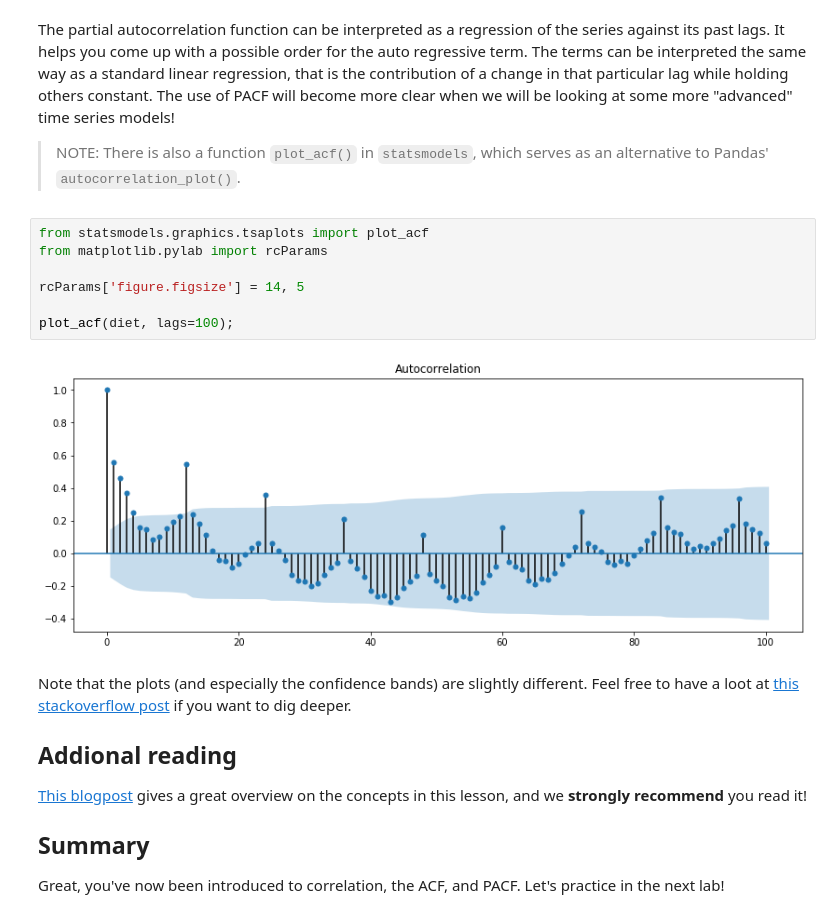
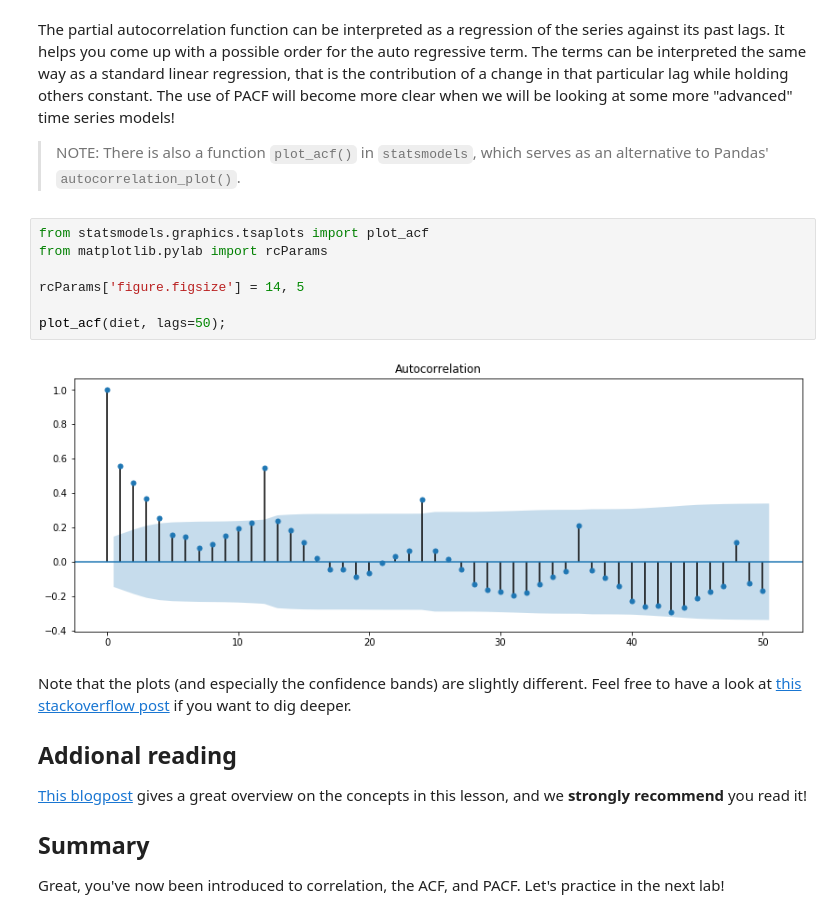
Before and after one commit to learn-co-curriculum/dsc-corr-autocorr-in-time-series, a Jupyter notebook: index.ipynb, the cells around one changed output. Drawn from its saved outputs; the diff is of its cells as text.

```diff
--- a/index.ipynb
+++ b/index.ipynb
@@ -190,14 +190,14 @@ The partial autocorrelation function can be interpreted as a regression of the s
 # %%
 from statsmodels.graphics.tsaplots import plot_acf
 from matplotlib.pylab import rcParams
 
 rcParams['figure.figsize'] = 14, 5
 
-plot_acf(diet, lags=100);
+plot_acf(diet, lags=50);
 # %% [output]
-[figure, old version]
+[figure, new version]
 # %% [markdown]
-Note that the plots (and especially the confidence bands) are slightly different. Feel free to have a loot at [this stackoverflow post](https://stackoverflow.com/questions/36038927/whats-the-difference-between-pandas-acf-and-statsmodel-acf) if you want to dig deeper.
+Note that the plots (and especially the confidence bands) are slightly different. Feel free to have a look at [this stackoverflow post](https://stackoverflow.com/questions/36038927/whats-the-difference-between-pandas-acf-and-statsmodel-acf) if you want to dig deeper.
 
 ## Addional reading
 
```
Also changed, not shown: parts of 4 cells of this notebook, 10 other files.
